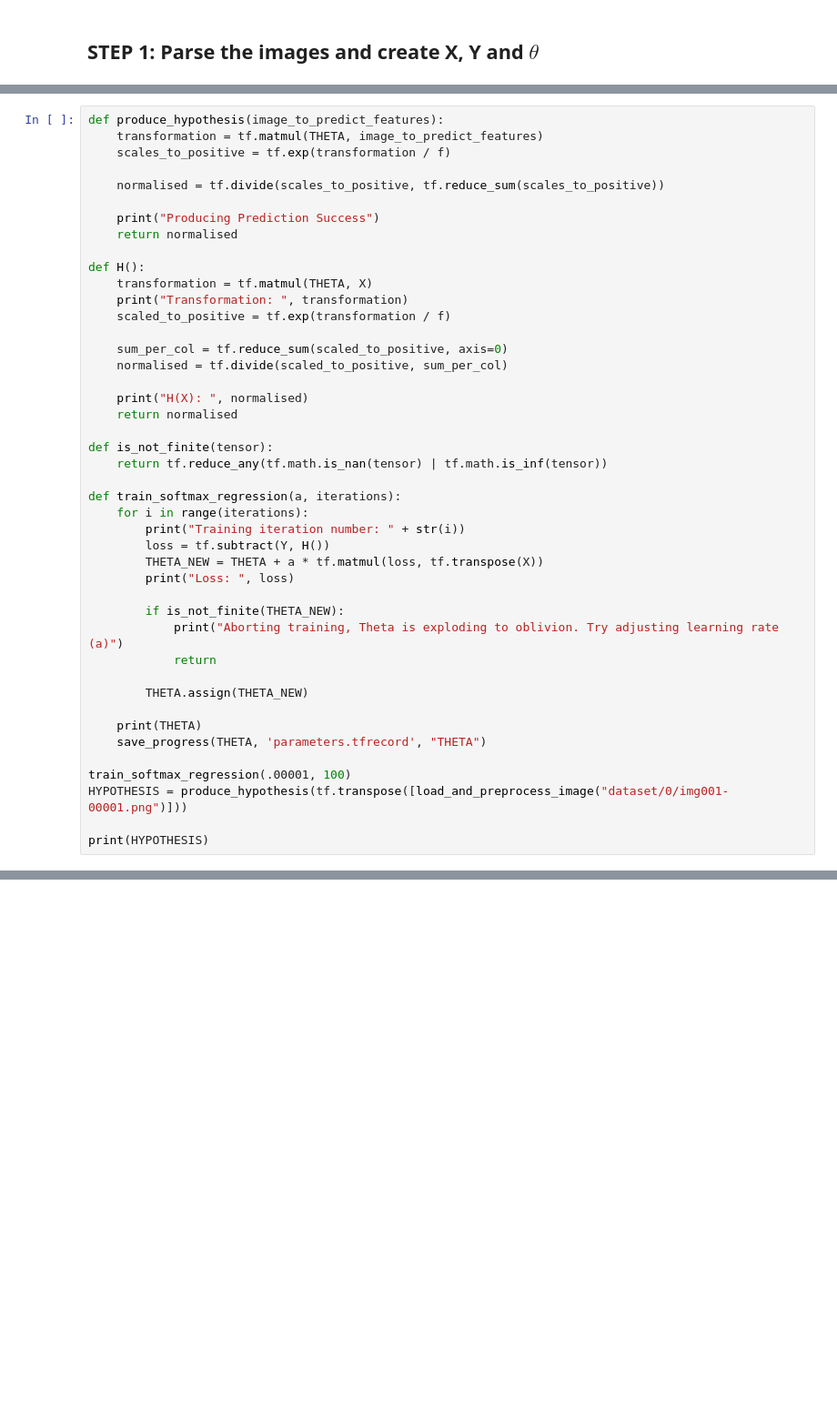
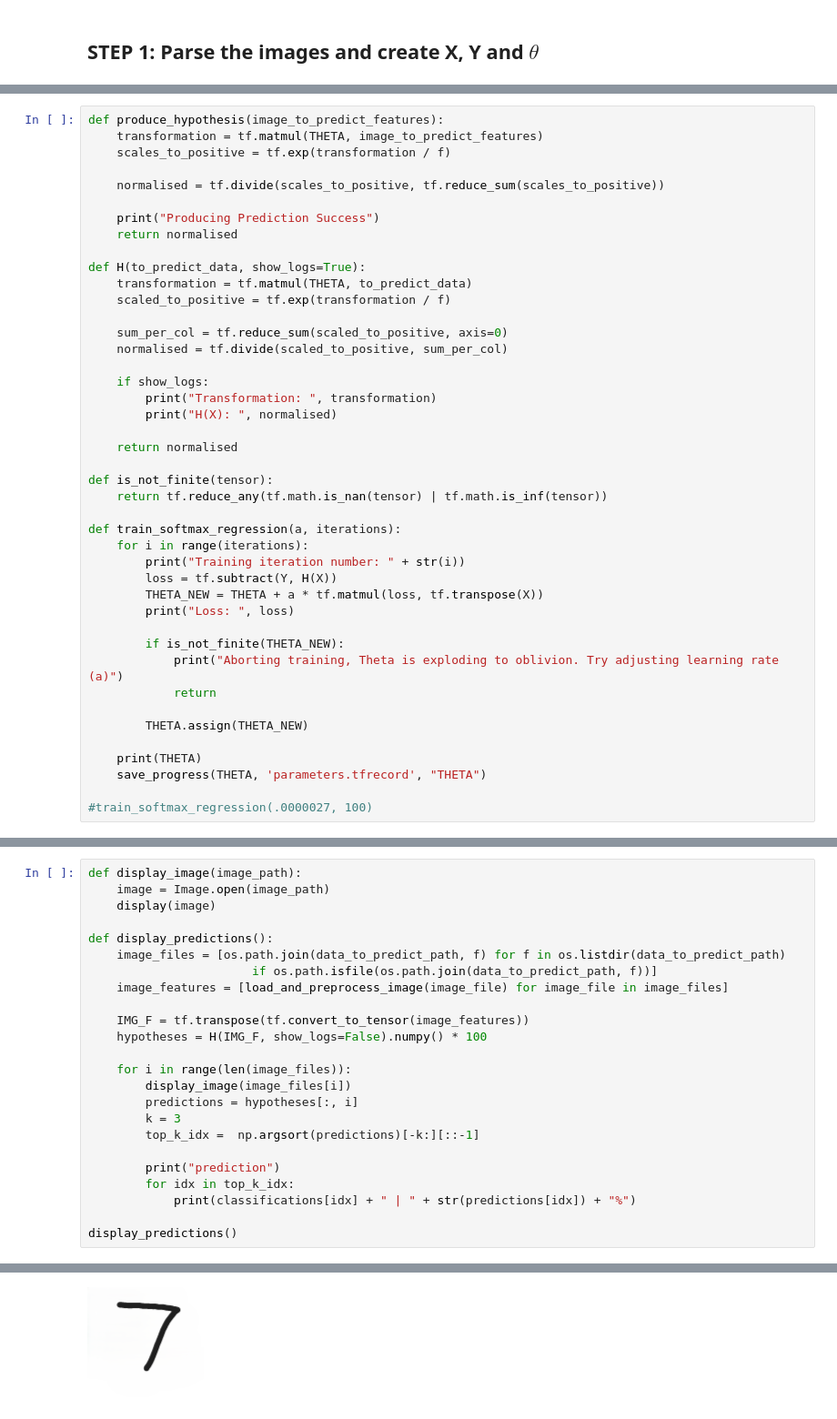
Before and after one commit to LunabaLeeris/DigitClassification, a Jupyter notebook: main.ipynb, the cells around one changed output, grey strips where cells are left out. Shown at 91% size. Saved outputs shown, nothing was run; the diff lists cells and outputs as text; blank space fills up the shorter version.

```diff
--- a/main.ipynb
+++ b/main.ipynb
@@ -174,15 +187,17 @@ def produce_hypothesis(image_to_predict_features):
     print("Producing Prediction Success")
     return normalised
 
-def H():
-    transformation = tf.matmul(THETA, X)
-    print("Transformation: ", transformation)
+def H(to_predict_data, show_logs=True):
+    transformation = tf.matmul(THETA, to_predict_data)
     scaled_to_positive = tf.exp(transformation / f)
 
     sum_per_col = tf.reduce_sum(scaled_to_positive, axis=0)
     normalised = tf.divide(scaled_to_positive, sum_per_col)
 
-    print("H(X): ", normalised)
+    if show_logs:
+        print("Transformation: ", transformation)
+        print("H(X): ", normalised)
+
     return normalised
 
 def is_not_finite(tensor):
@@ -191,7 +206,7 @@ def is_not_finite(tensor):
 def train_softmax_regression(a, iterations):
     for i in range(iterations):
         print("Training iteration number: " + str(i))
-        loss = tf.subtract(Y, H())
+        loss = tf.subtract(Y, H(X))
         THETA_NEW = THETA + a * tf.matmul(loss, tf.transpose(X))
         print("Loss: ", loss)
 
@@ -204,7 +219,4 @@ def train_softmax_regression(a, iterations):
     print(THETA)
     save_progress(THETA, 'parameters.tfrecord', "THETA")
 
-train_softmax_regression(.00001, 100)
-HYPOTHESIS = produce_hypothesis(tf.transpose([load_and_preprocess_image("dataset/0/img001-00001.png")]))
-
-print(HYPOTHESIS)
+#train_softmax_regression(.0000027, 100)
@@ -228,0 +226,25 @@ Transformation:  tf.Tensor(
+# %%
+def display_image(image_path):
+    image = Image.open(image_path)
+    display(image)
+
+def display_predictions():
+    image_files = [os.path.join(data_to_predict_path, f) for f in os.listdir(data_to_predict_path)
+                       if os.path.isfile(os.path.join(data_to_predict_path, f))]
+    image_features = [load_and_preprocess_image(image_file) for image_file in image_files]
+
+    IMG_F = tf.transpose(tf.convert_to_tensor(image_features))
+    hypotheses = H(IMG_F, show_logs=False).numpy() * 100
+
+    for i in range(len(image_files)):
+        display_image(image_files[i])
+        predictions = hypotheses[:, i]
+        k = 3
+        top_k_idx =  np.argsort(predictions)[-k:][::-1]
+
+        print("prediction")
+        for idx in top_k_idx:
+            print(classifications[idx] + " | " + str(predictions[idx]) + "%")
+
+display_predictions()
+# %% [output]
@@ -228,0 +258 @@ Transformation:  tf.Tensor(
+[figure, added]
```
Also changed, not shown: parts of 6 cells of this notebook, 9 other files.
